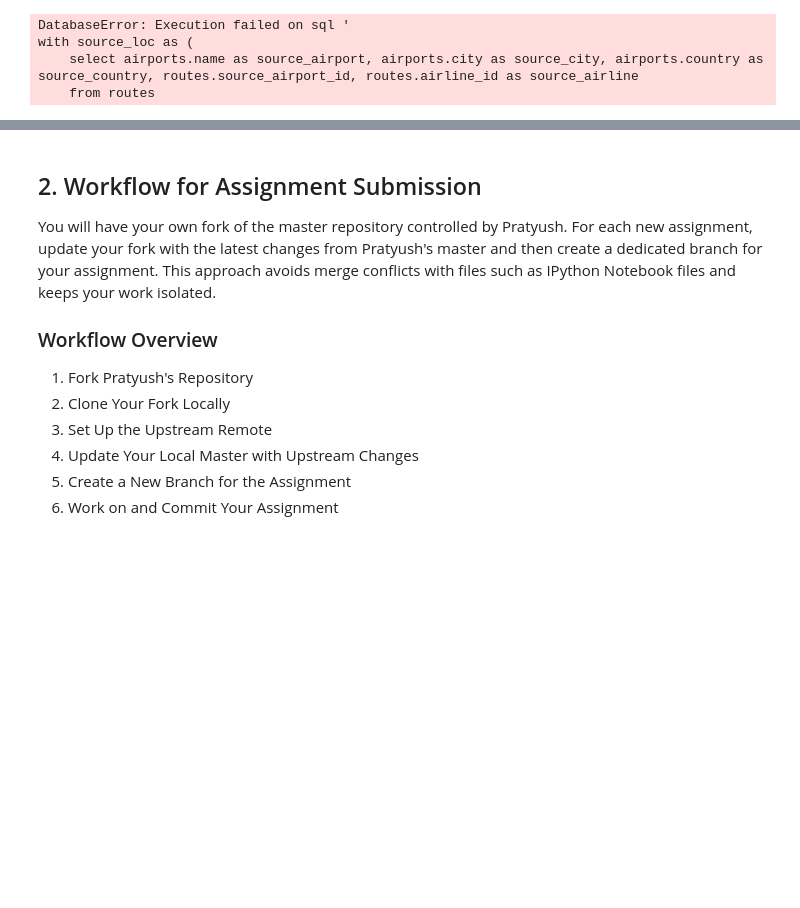
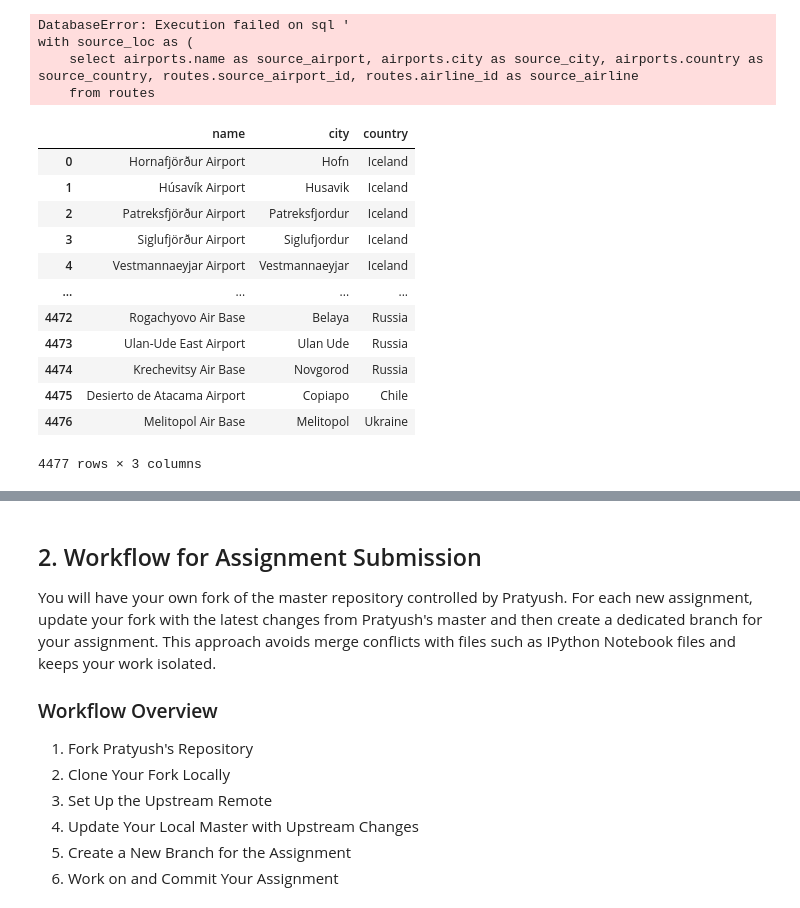
Before and after one commit to vivagrace/data_alchemy_assignments, a Jupyter notebook: Wk2_SQL.ipynb, the cells around one changed output, grey strips where cells are left out. Cells and saved outputs as stored; diff of their text form; code cells hidden in the pictures; blank space fills up the shorter version.

Commit message:
Finished more questions & fixed a weird error/problem where the database was locked

```diff
--- a/Wk2_SQL.ipynb
+++ b/Wk2_SQL.ipynb
@@ -320,12 +320,26 @@ Still working on this... keeps running endlessly
 # %%
 ## Question 7: Find all airports that do not appear in the routes table at all (neither as a source nor as a destination). List the airport's name, city, and country.
 
 q7 = """
-select source_airport, count(destination_airport) as num_routes, rank() over (order by count(destination_airport) desc) as rank
-from routes
-group by source_airport
-having count(destination_airport) >= 5
+select name, city, country
+from airports
+where not exists (select source_airport_id from routes where routes.source_airport_id = airports.airport_id)
+and not exists (select destination_airport_id from routes where routes.destination_airport_id = airports.airport_id)
 """
 
 df = pd.read_sql_query(q7, conn)
 df
+# %% [output]
+|  | name | city | country |
+| 0 | Hornafjörður Airport | Hofn | Iceland |
+| 1 | Húsavík Airport | Husavik | Iceland |
+| 2 | Patreksfjörður Airport | Patreksfjordur | Iceland |
+| 3 | Siglufjörður Airport | Siglufjordur | Iceland |
+| 4 | Vestmannaeyjar Airport | Vestmannaeyjar | Iceland |
+| ... | ... | ... | ... |
+| 4472 | Rogachyovo Air Base | Belaya | Russia |
+| 4473 | Ulan-Ude East Airport | Ulan Ude | Russia |
+| 4474 | Krechevitsy Air Base | Novgorod | Russia |
+| 4475 | Desierto de Atacama Airport | Copiapo | Chile |
+| 4476 | Melitopol Air Base | Melitopol | Ukraine |
+4477 rows × 3 columns
```
Also changed, not shown: parts of 5 cells of this notebook, 1 other file.
